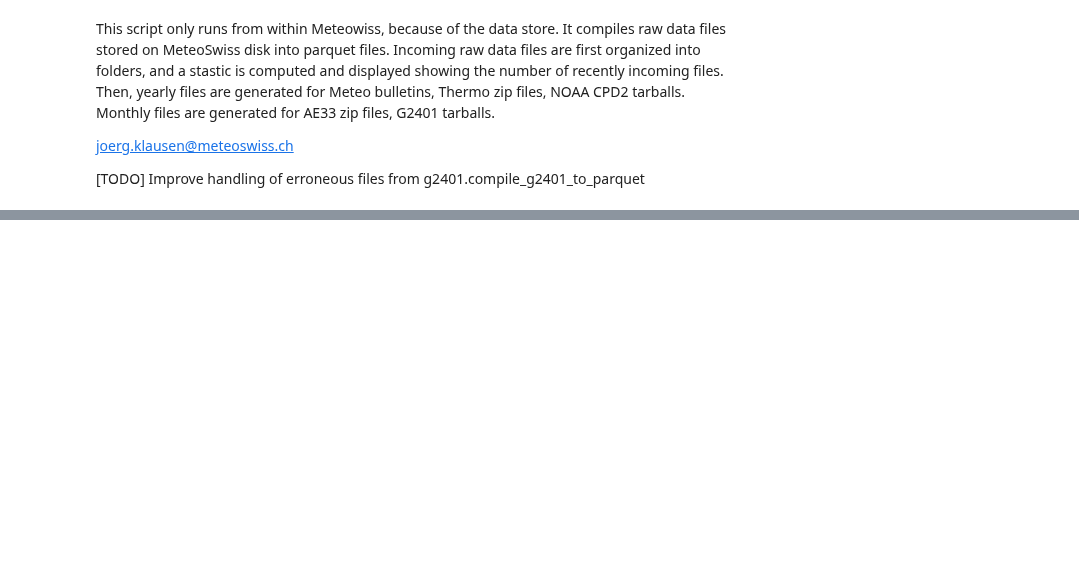
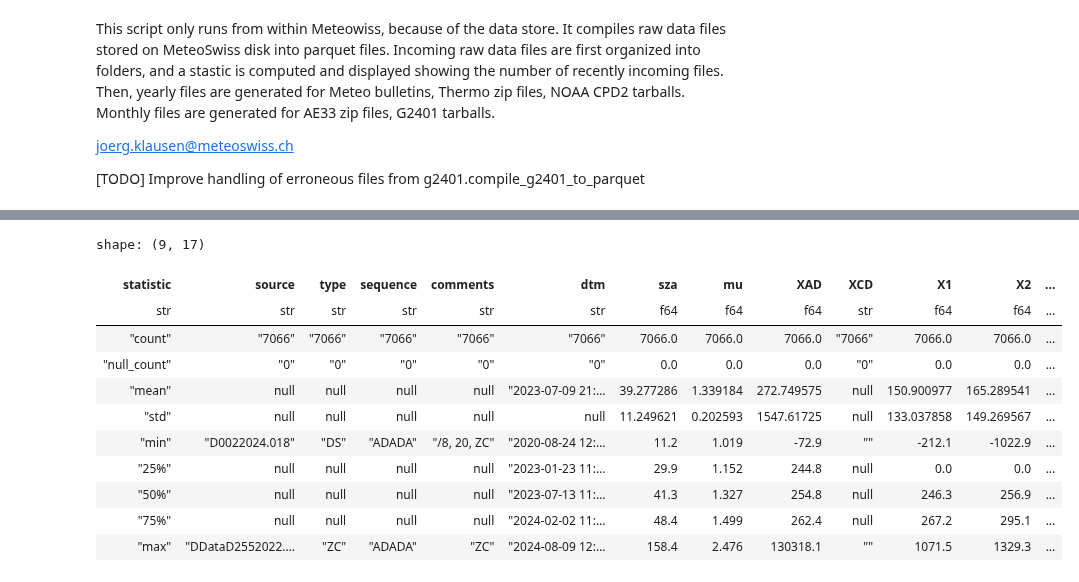
Before and after one commit to MeteoSwiss/gawkenya, a Jupyter notebook: compile_raw_data_files.ipynb, the cells around one changed output, grey strips where cells are left out. Cells and saved outputs as stored; diff of their text form; code cells hidden in the pictures; blank space fills up the shorter version.

Commit message:
feat(compile_raw_data_...): add simple plot for D018 data

```diff
--- a/compile_raw_data_files.ipynb
+++ b/compile_raw_data_files.ipynb
@@ -161 +161,31 @@ Finished organizing files under '/product_data/data/pay/Kenya'. 0 files moved.
 [figure]
+# %%
+file = 'data/level1/d018_nrb_data.parquet'
+df = pl.read_parquet(file)
+df = df.with_columns(pl.col('dtm').str.to_datetime(),
+                     pl.col('sza').cast(pl.Float64),
+                     pl.col('mu').cast(pl.Float64),
+                     pl.col('XAD').cast(pl.Float64),
+                     pl.col('X1').cast(pl.Float64),
+                     pl.col('X2').cast(pl.Float64),
+                     pl.col('X3').cast(pl.Float64),
+                     pl.col('X4').cast(pl.Float64),
+                     pl.col('X5').cast(pl.Float64),)
+display(df.describe())
+
+display(df.plot(x='dtm', y='sza'))
+display(df.plot(x='dtm', y='mu'))
+display(df.plot(x='dtm', y='XAD'))
+# %% [output]
+shape: (9, 17)
+| statistic | source | type | sequence | comments | dtm | sza | mu | XAD | XCD | X1 | X2 | ... |
+| str | str | str | str | str | str | f64 | f64 | f64 | str | f64 | f64 | ... |
+| "count" | "7066" | "7066" | "7066" | "7066" | "7066" | 7066.0 | 7066.0 | 7066.0 | "7066" | 7066.0 | 7066.0 | ... |
+| "null_count" | "0" | "0" | "0" | "0" | "0" | 0.0 | 0.0 | 0.0 | "0" | 0.0 | 0.0 | ... |
+| "mean" | null | null | null | null | "2023-07-09 21:… | 39.277286 | 1.339184 | 272.749575 | null | 150.900977 | 165.289541 | ... |
+| "std" | null | null | null | null | null | 11.249621 | 0.202593 | 1547.61725 | null | 133.037858 | 149.269567 | ... |
+| "min" | "D0022024.018" | "DS" | "ADADA" | "/8, 20, ZC" | "2020-08-24 12:… | 11.2 | 1.019 | -72.9 | "" | -212.1 | -1022.9 | ... |
+| "25%" | null | null | null | null | "2023-01-23 11:… | 29.9 | 1.152 | 244.8 | null | 0.0 | 0.0 | ... |
+| "50%" | null | null | null | null | "2023-07-13 11:… | 41.3 | 1.327 | 254.8 | null | 246.3 | 256.9 | ... |
+| "75%" | null | null | null | null | "2024-02-02 11:… | 48.4 | 1.499 | 262.4 | null | 267.2 | 295.1 | ... |
+| "max" | "DDataD2552022.… | "ZC" | "ADADA" | "ZC" | "2024-08-09 12:… | 158.4 | 2.476 | 130318.1 | "" | 1071.5 | 1329.3 | ... |
```
Also changed, not shown: parts of 2 cells of this notebook, 1 other file.
